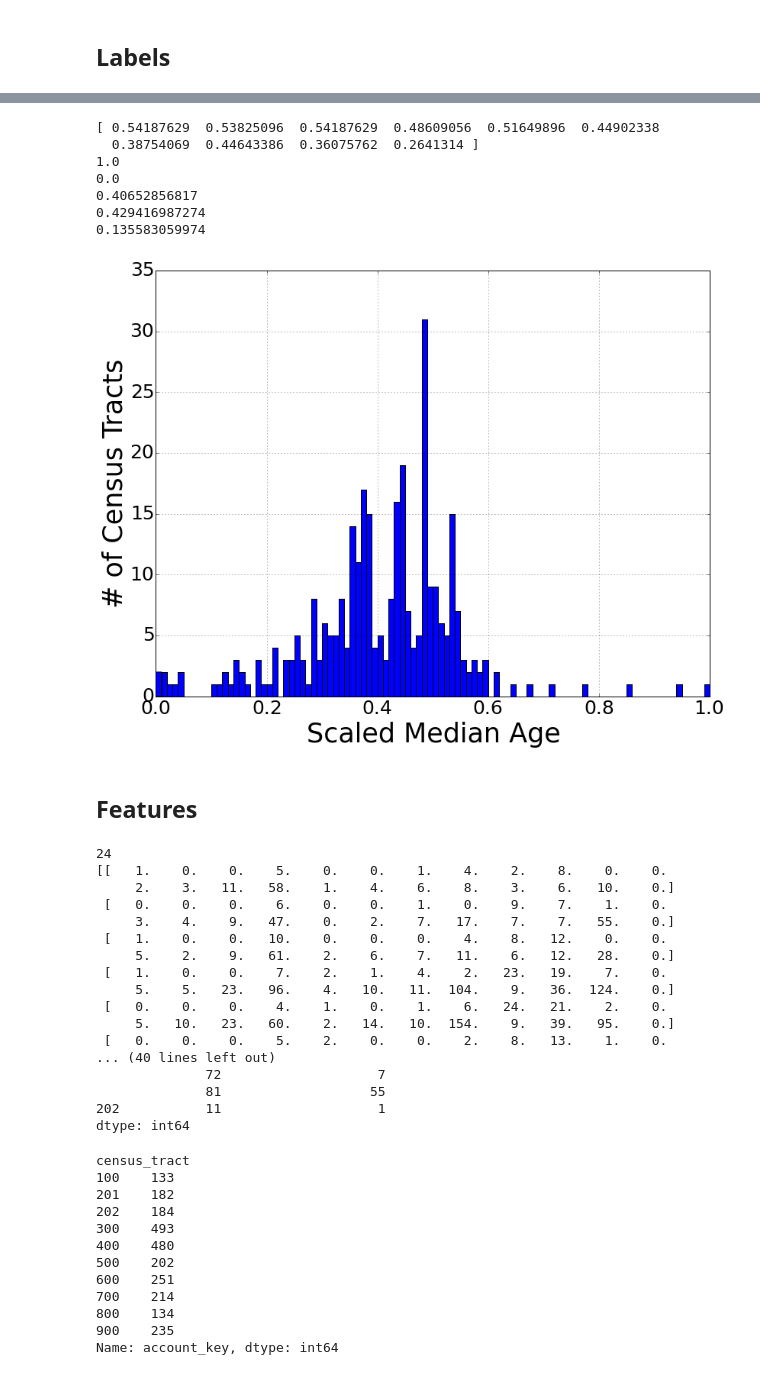
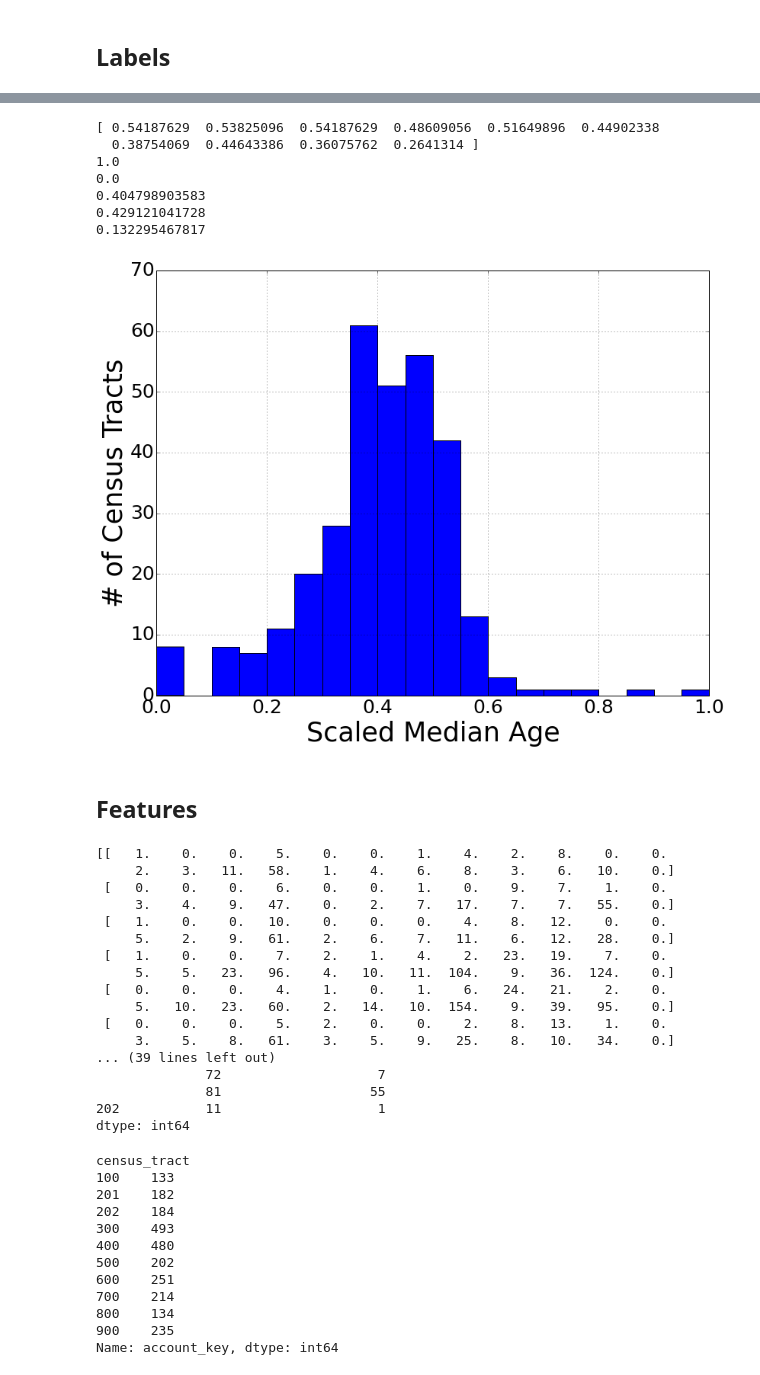
Before and after one commit to jmsilverman/insight_project, a Jupyter notebook: build_features_labels2.ipynb, the cells around one changed output, grey strips where cells are left out. Cells and saved outputs as stored; diff of their text form; code cells hidden in the pictures.

```diff
--- a/build_features_labels2.ipynb
+++ b/build_features_labels2.ipynb
@@ -25,3 +30,9 @@ bus[:5]
 | 2 | 2016008529 | TAMKEEN INC | 61 | 42299 | 42 | 8511 |
 | 3 | 2016008525 | REBECCA EICHTEN ART DESIGN | 61 | 45311 | 45 | 900 |
 | 4 | 2016008524 | COLD STONE CREAMERY 20837 | 61 | 72221 | 72 | 7905 |
+# %%
+# drop tract 9902 (mostly SD Harbor, not much land) is always best tract, w/ only 3 quite old businesses (10-30 yr)
+bus = bus[bus.census_tract != 9902]
+# drop tract 3800 (mostly Naval Base SD) is always worst tract, w/ 11 relatively young businesses (typically ~3 yr)
+#bus = bus[bus.census_tract != 3800]
+print len(bus)
@@ -67,38 +148,34 @@ print np.std(tracts_age/365)
 # %%
 # scale labels to 0-1
 median_days_open_scaled = (median_days_open-min(median_days_open)) / (max(median_days_open)-min(median_days_open))
 print median_days_open_scaled[:10]
 print max(median_days_open_scaled)
 print min(median_days_open_scaled)
 
 # plot new histogram
 plt.figure(figsize=(13, 10))
-plt.hist(median_days_open_scaled,bins=100)
+plt.hist(median_days_open_scaled,bins=20)
 plt.xlabel('Scaled Median Age',fontsize=35)
 plt.ylabel('# of Census Tracts',fontsize=35)
 plt.tick_params(axis='both', which='major', labelsize=25)
 plt.grid()
 
 # print some stats of scaled ages
 print np.mean(median_days_open_scaled)
 print np.median(median_days_open_scaled)
 print np.std(median_days_open_scaled)
 # %% [output]
 [ 0.54187629  0.53825096  0.54187629  0.48609056  0.51649896  0.44902338
   0.38754069  0.44643386  0.36075762  0.2641314 ]
 1.0
 0.0
-0.40652856817
-0.429416987274
-0.135583059974
+0.404798903583
+0.429121041728
+0.132295467817
-[figure, old version]
+[figure, new version]
 # %% [markdown]
 ## Features
 # %%
-# define list of simple NAICS business codes
-codes = [11,21,22,23,31,32,33,42,44,45,48,49,51,52,53,54,55,56,61,62,71,72,81,92]
-print len(codes)
-
 # get counts of each simple business code in each tract
 counts = bus.groupby(['census_tract','naics_code_simple']).size()
 
@@ -115,13 +192,14 @@ for tract in tracts:
         if (tract,code) in counts:
             # save count
             counts_matrix[i,j] = counts[(tract,code)]
+        #else:
+            #print str(tract)+' '+str(code)
         j += 1
     i += 1
     j = 0
 print counts_matrix[:10,:]
 print counts[:33]
 # %% [output]
-24
 [[   1.    0.    0.    5.    0.    0.    1.    4.    2.    8.    0.    0.
      2.    3.   11.   58.    1.    4.    6.    8.    3.    6.   10.    0.]
  [   0.    0.    0.    6.    0.    0.    1.    0.    9.    7.    1.    0.
@@ -133,7 +211,8 @@ print counts[:33]
  [   0.    0.    0.    4.    1.    0.    1.    6.   24.   21.    2.    0.
      5.   10.   23.   60.    2.   14.   10.  154.    9.   39.   95.    0.]
  [   0.    0.    0.    5.    2.    0.    0.    2.    8.   13.    1.    0.
-... (40 lines left out)
+     3.    5.    8.   61.    3.    5.    9.   25.    8.   10.   34.    0.]
+... (39 lines left out)
               72                    7
               81                   55
 202           11                    1
```
Also changed, not shown: parts of 13 cells of this notebook, 21 other files.
